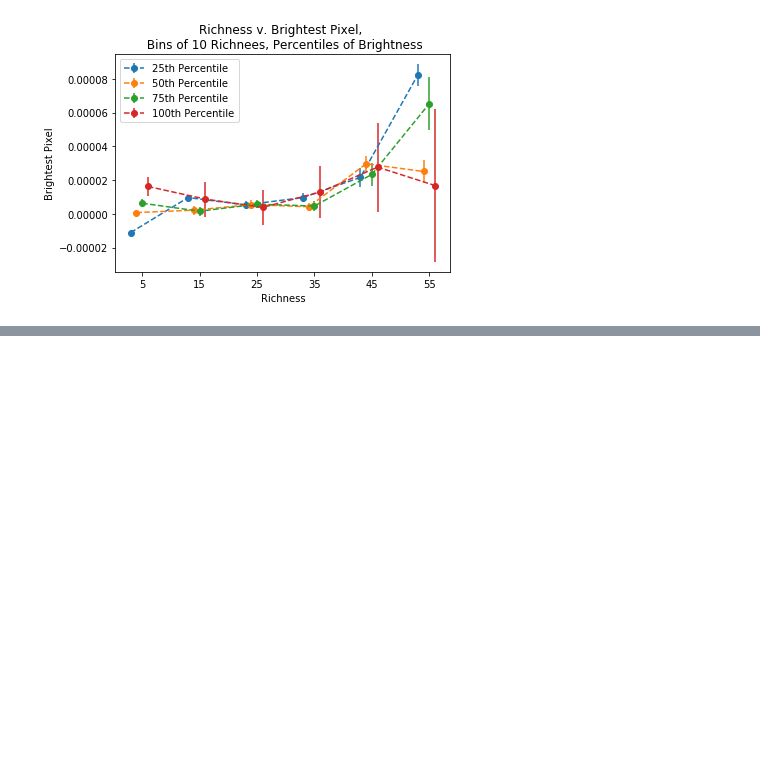
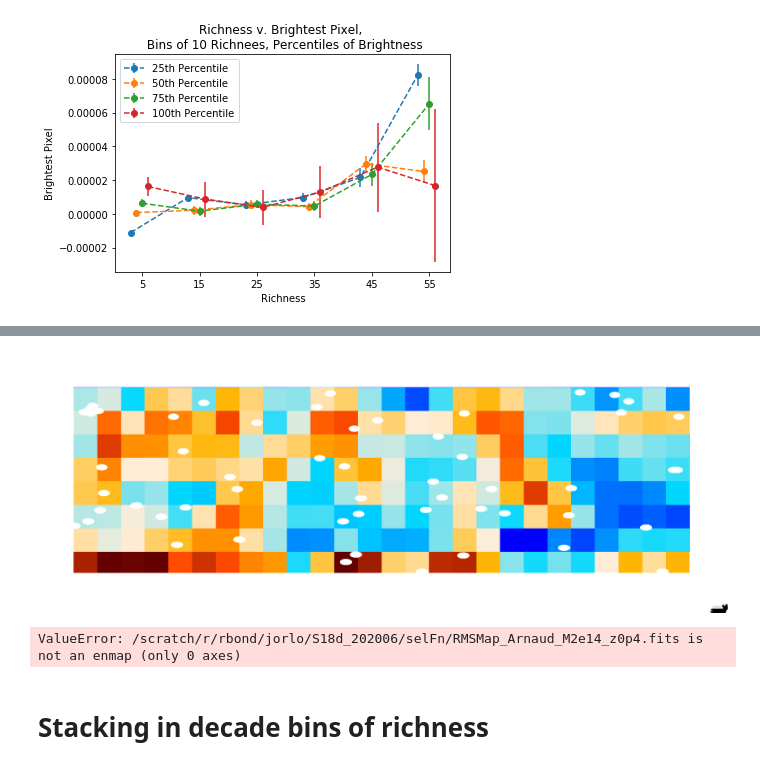
Before and after one commit to Sulla2012/madcowsclusters, a Jupyter notebook: S18d_stacker.ipynb, the cells around one changed output, grey strips where cells are left out. Saved outputs shown, nothing was run; the diff lists cells and outputs as text; code cells hidden in the pictures; blank space fills up the shorter version.

```diff
--- a/S18d_stacker.ipynb
+++ b/S18d_stacker.ipynb
@@ -707,3 +720,5 @@ plt.savefig('richness-brightness2.png')
 plt.show()
 # %% [output]
 [figure]
+# %%
+rms = fits.open('/scratch/r/rbond/jorlo/S18d_202006/selFn/RMSMap_Arnaud_M2e14_z0p4.fits')
@@ -709,0 +738,18 @@ plt.show()
+# %%
+i=10
+plots = enplot.plot(rms[i].data,mask=0)
+enplot.show(plots)
+
+path = '/scratch/r/rbond/jorlo/S18d_202006/filteredMaps/'
+tileName = rms[i].header['EXTNAME']
+tile = enmap.read_map(path+tileName+'/Arnaud_M2e14_z0p4#'+str(tileName)+'_filteredMap.fits')
+
+test = enmap.read_map('/scratch/r/rbond/jorlo/S18d_202006/selFn/RMSMap_Arnaud_M2e14_z0p4.fits')
+plt.imshow(tile, vmin=-1e-6,vmax=1e-6)
+plt.colorbar()
+plt.show()
+# %% [output]
+[figure, added]
+ValueError: /scratch/r/rbond/jorlo/S18d_202006/selFn/RMSMap_Arnaud_M2e14_z0p4.fits is not an enmap (only 0 axes)
+# %% [markdown]
+# Stacking in decade bins of richness
```
Also changed, not shown: parts of 23 cells of this notebook.
